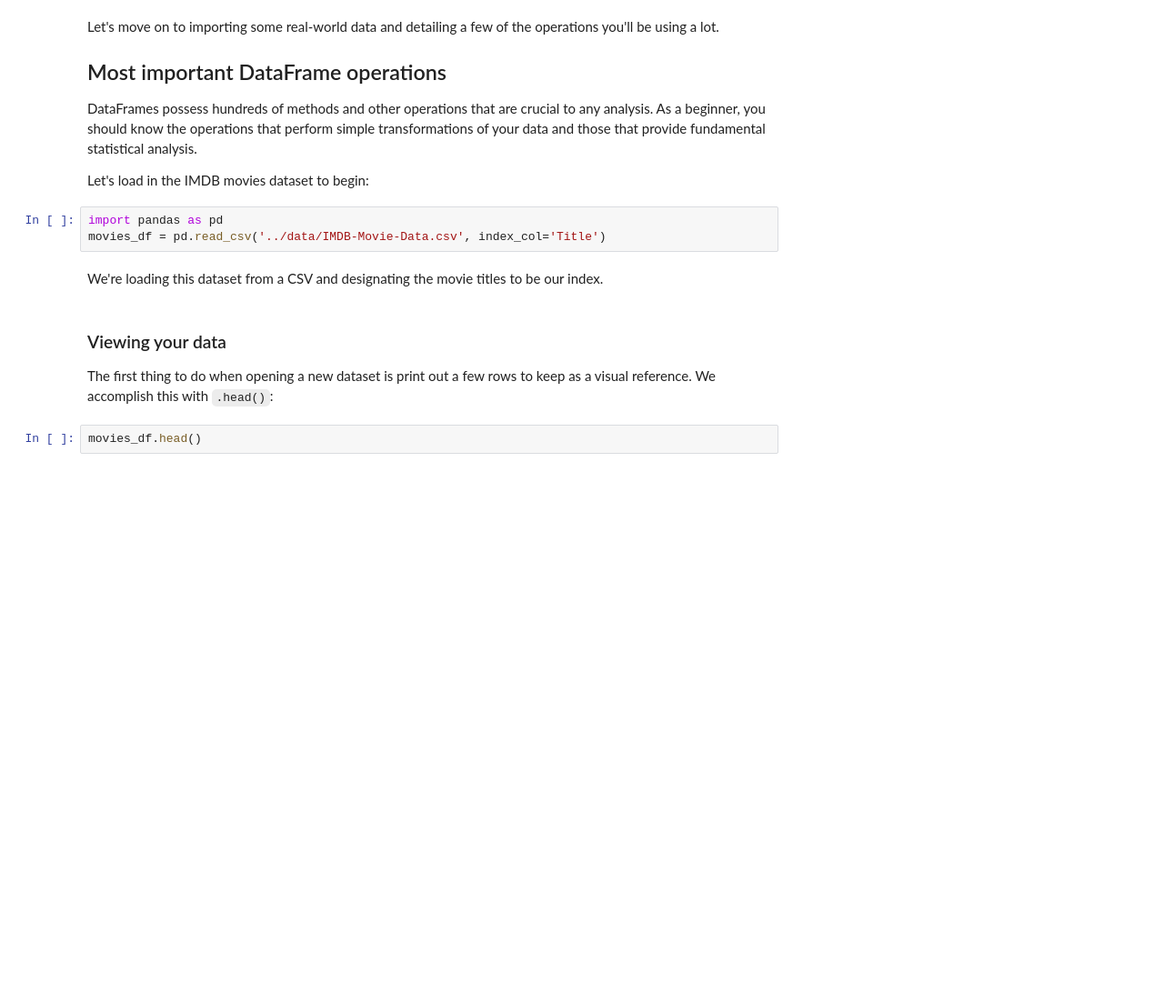
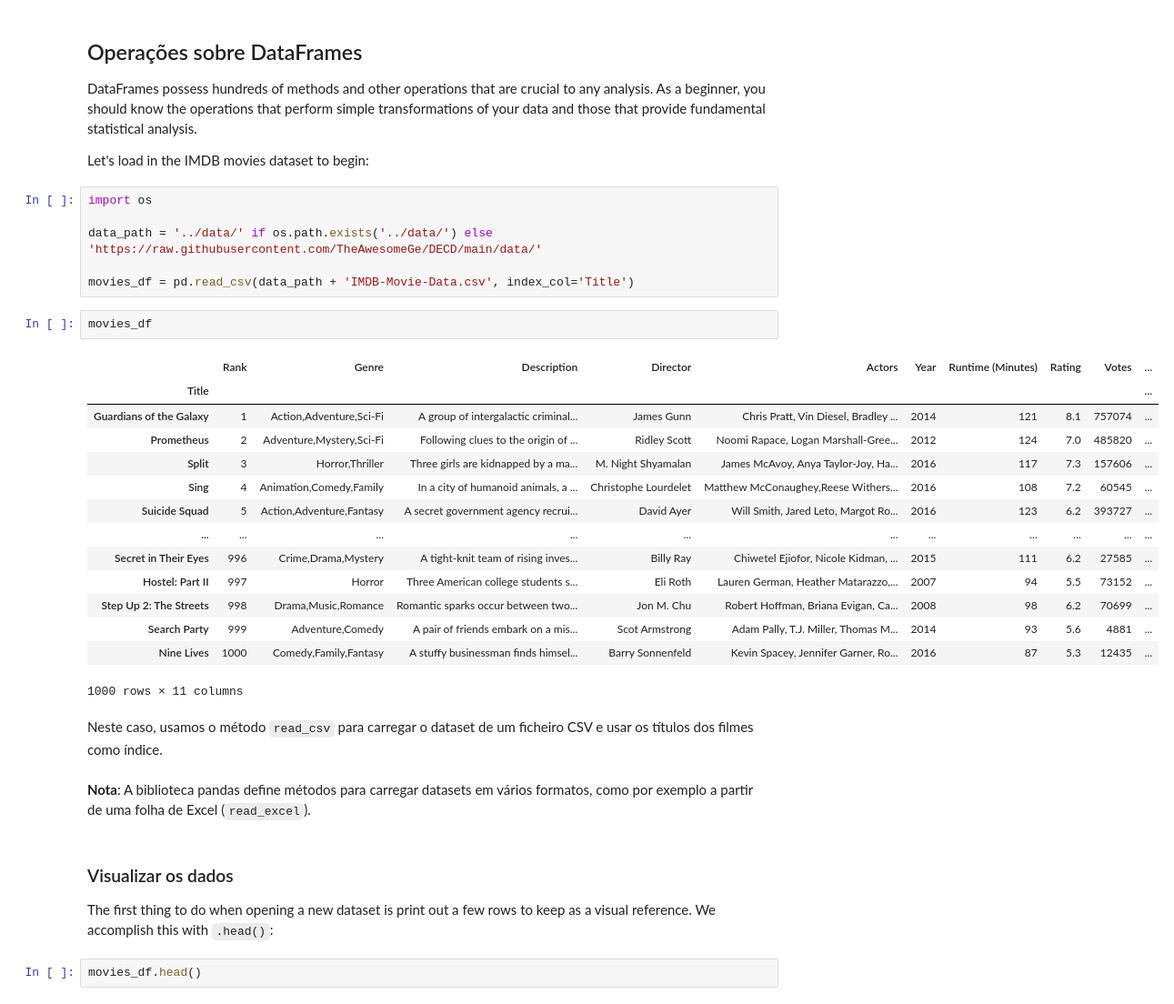
Before and after one commit to TheAwesomeGe/DECD, a Jupyter notebook: notebooks/03-pandas.ipynb, the cells around one changed output. Shown at 91% size. Drawn from its saved outputs; the diff is of its cells as text; blank space fills up the shorter version.

```diff
--- a/notebooks/03-pandas.ipynb
+++ b/notebooks/03-pandas.ipynb
@@ -5,19 +254,38 @@ Credits: [Python Pandas Tutorial: A Complete Introduction for Beginners](https:/
 # %% [markdown]
-Let's move on to importing some real-world data and detailing a few of the operations you'll be using a lot.
-
-
-## Most important DataFrame operations
+## Operações sobre DataFrames
 
 DataFrames possess hundreds of methods and other operations that are crucial to any analysis. As a beginner, you should know the operations that perform simple transformations of your data and those that provide fundamental statistical analysis.
 
 Let's load in the IMDB movies dataset to begin:
 # %%
-import pandas as pd
-movies_df = pd.read_csv('../data/IMDB-Movie-Data.csv', index_col='Title')
+import os
+
+data_path = '../data/' if os.path.exists('../data/') else 'https://raw.githubusercontent.com/TheAwesomeGe/DECD/main/data/'
+
+movies_df = pd.read_csv(data_path + 'IMDB-Movie-Data.csv', index_col='Title')
-# %% [markdown]
-We're loading this dataset from a CSV and designating the movie titles to be our index.
+# %%
+movies_df
+# %% [output]
+|  | Rank | Genre | Description | Director | Actors | Year | Runtime (Minutes) | Rating | Votes | ... |
+| Title |  |  |  |  |  |  |  |  |  | ... |
+| Guardians of the Galaxy | 1 | Action,Adventure,Sci-Fi | A group of intergalactic criminal... | James Gunn | Chris Pratt, Vin Diesel, Bradley ... | 2014 | 121 | 8.1 | 757074 | ... |
+| Prometheus | 2 | Adventure,Mystery,Sci-Fi | Following clues to the origin of ... | Ridley Scott | Noomi Rapace, Logan Marshall-Gree... | 2012 | 124 | 7.0 | 485820 | ... |
+| Split | 3 | Horror,Thriller | Three girls are kidnapped by a ma... | M. Night Shyamalan | James McAvoy, Anya Taylor-Joy, Ha... | 2016 | 117 | 7.3 | 157606 | ... |
+| Sing | 4 | Animation,Comedy,Family | In a city of humanoid animals, a ... | Christophe Lourdelet | Matthew McConaughey,Reese Withers... | 2016 | 108 | 7.2 | 60545 | ... |
+| Suicide Squad | 5 | Action,Adventure,Fantasy | A secret government agency recrui... | David Ayer | Will Smith, Jared Leto, Margot Ro... | 2016 | 123 | 6.2 | 393727 | ... |
+| ... | ... | ... | ... | ... | ... | ... | ... | ... | ... | ... |
+| Secret in Their Eyes | 996 | Crime,Drama,Mystery | A tight-knit team of rising inves... | Billy Ray | Chiwetel Ejiofor, Nicole Kidman, ... | 2015 | 111 | 6.2 | 27585 | ... |
+| Hostel: Part II | 997 | Horror | Three American college students s... | Eli Roth | Lauren German, Heather Matarazzo,... | 2007 | 94 | 5.5 | 73152 | ... |
+| Step Up 2: The Streets | 998 | Drama,Music,Romance | Romantic sparks occur between two... | Jon M. Chu | Robert Hoffman, Briana Evigan, Ca... | 2008 | 98 | 6.2 | 70699 | ... |
+| Search Party | 999 | Adventure,Comedy | A pair of friends embark on a mis... | Scot Armstrong | Adam Pally, T.J. Miller, Thomas M... | 2014 | 93 | 5.6 | 4881 | ... |
+| Nine Lives | 1000 | Comedy,Family,Fantasy | A stuffy businessman finds himsel... | Barry Sonnenfeld | Kevin Spacey, Jennifer Garner, Ro... | 2016 | 87 | 5.3 | 12435 | ... |
+1000 rows × 11 columns
+# %% [markdown]
+Neste caso, usamos o método `read_csv` para carregar o dataset de um ficheiro CSV e usar os títulos dos filmes como índice.
+# %% [markdown]
+**Nota**: A biblioteca pandas define métodos para carregar datasets em vários formatos, como por exemplo a partir de uma folha de Excel (`read_excel`).
 # %% [markdown]
-### Viewing your data
+### Visualizar os dados
 
 The first thing to do when opening a new dataset is print out a few rows to keep as a visual reference. We accomplish this with `.head()`:
 # %%
```
Also changed, not shown: parts of 104 cells of this notebook, 6 other files.
